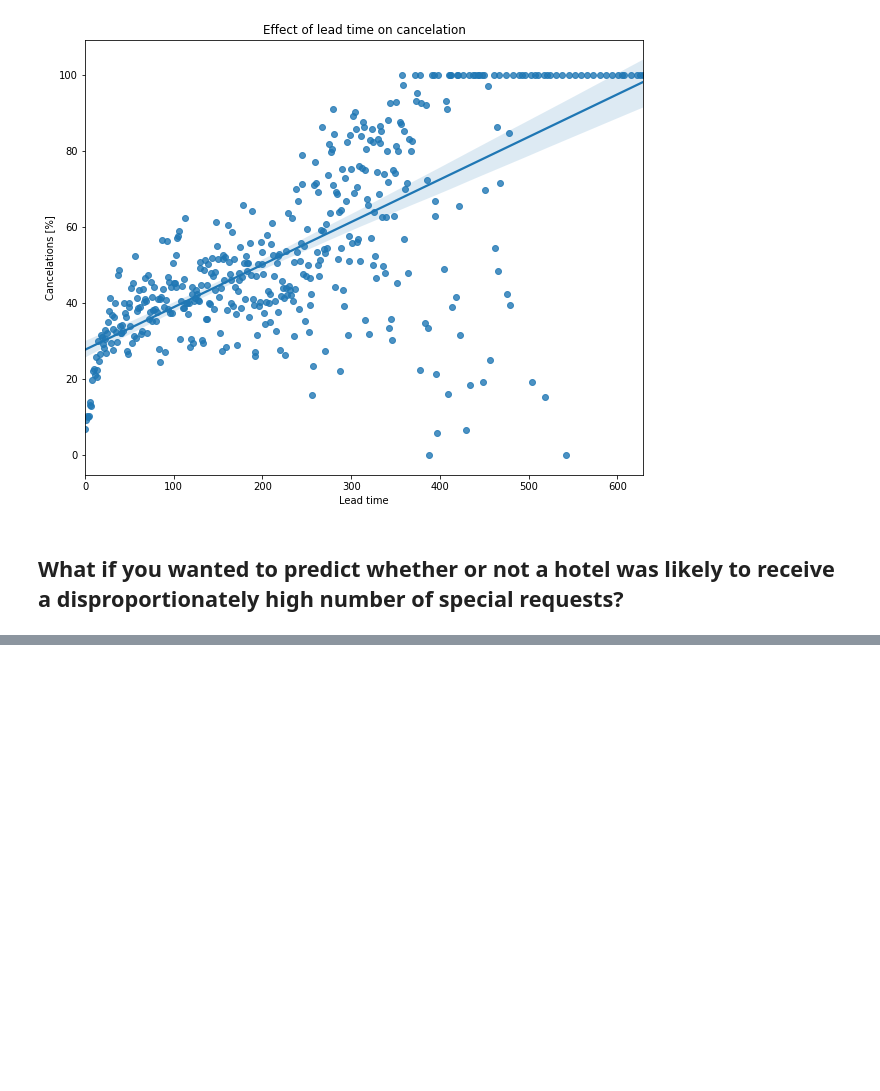
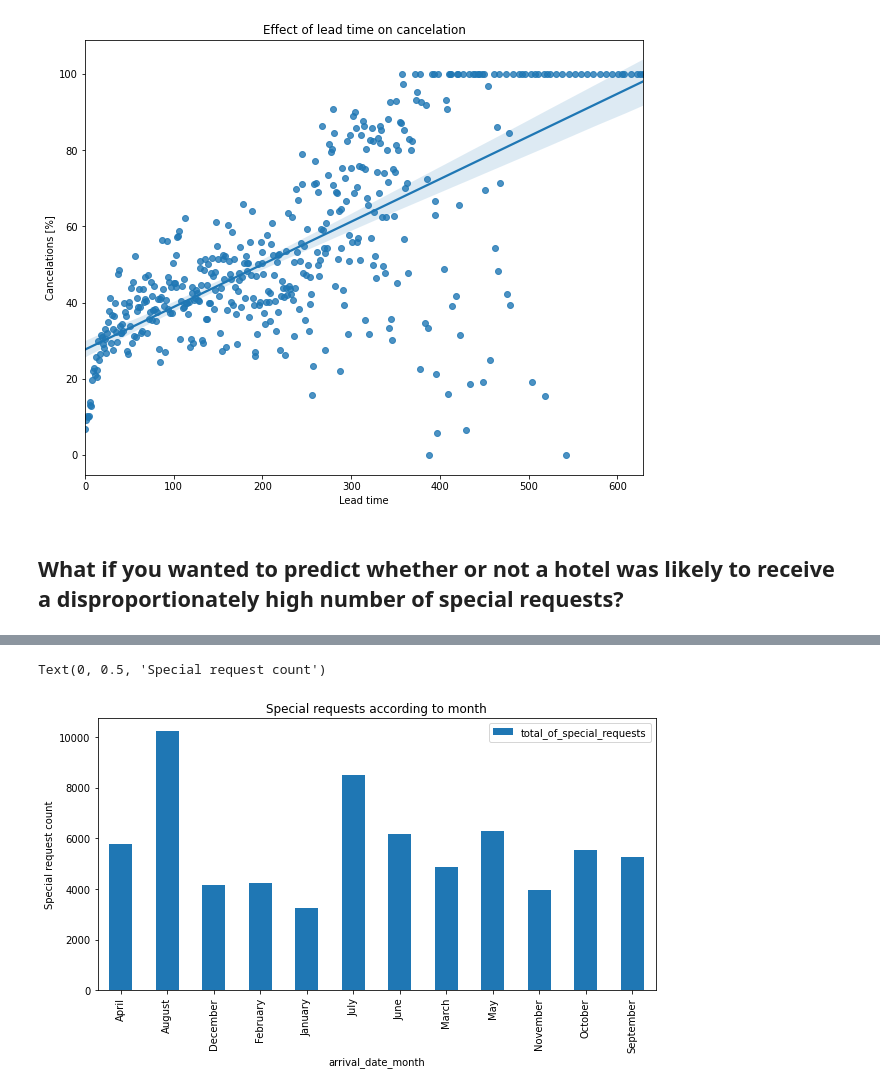
Before and after one commit to parulsinghr/hotel-booking-analysis, a Jupyter notebook: Hotel_booking_analysis_team_project.ipynb, the cells around one changed output, grey strips where cells are left out. Drawn from its saved outputs; the diff is of its cells as text; code cells hidden in the pictures; blank space fills up the shorter version.

```diff
--- a/Hotel_booking_analysis_team_project.ipynb
+++ b/Hotel_booking_analysis_team_project.ipynb
@@ -939,0 +983,9 @@ new_2016.plot(kind='bar')
+# %%
+month_special_reqs=df.groupby(['arrival_date_month'])['total_of_special_requests'].sum().reset_index()
+# %%
+month_special_reqs.plot(kind='bar',x='arrival_date_month',y='total_of_special_requests')
+plt.title('Special requests according to month')
+plt.ylabel('Special request count')
+# %% [output]
+Text(0, 0.5, 'Special request count')
+[figure, added]
```
Also changed, not shown: parts of 17 cells of this notebook.
